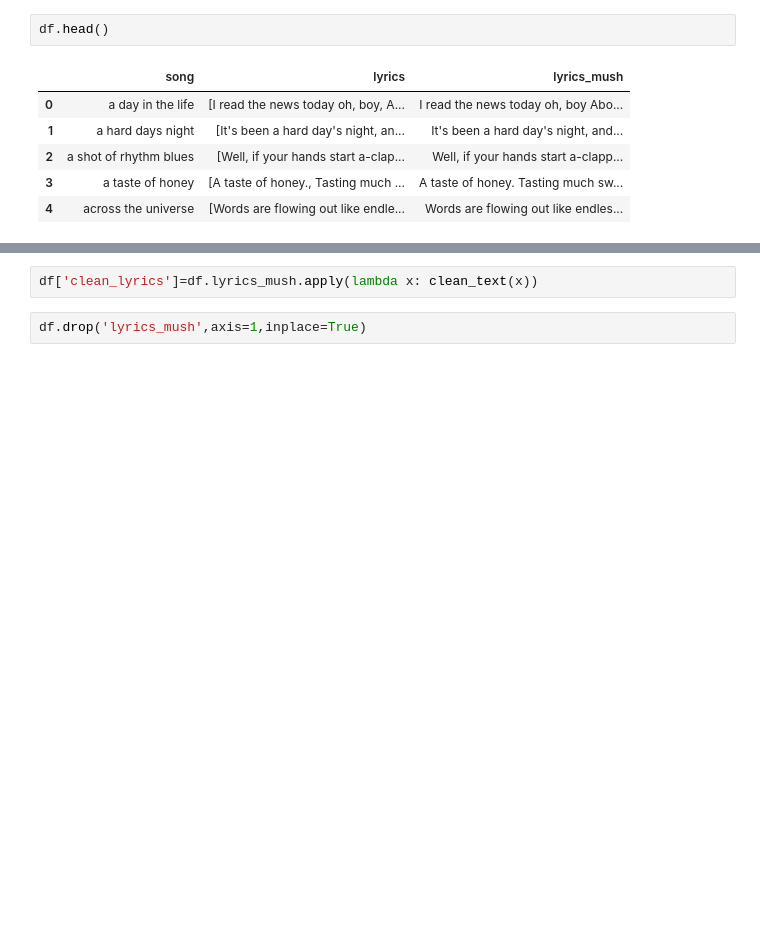
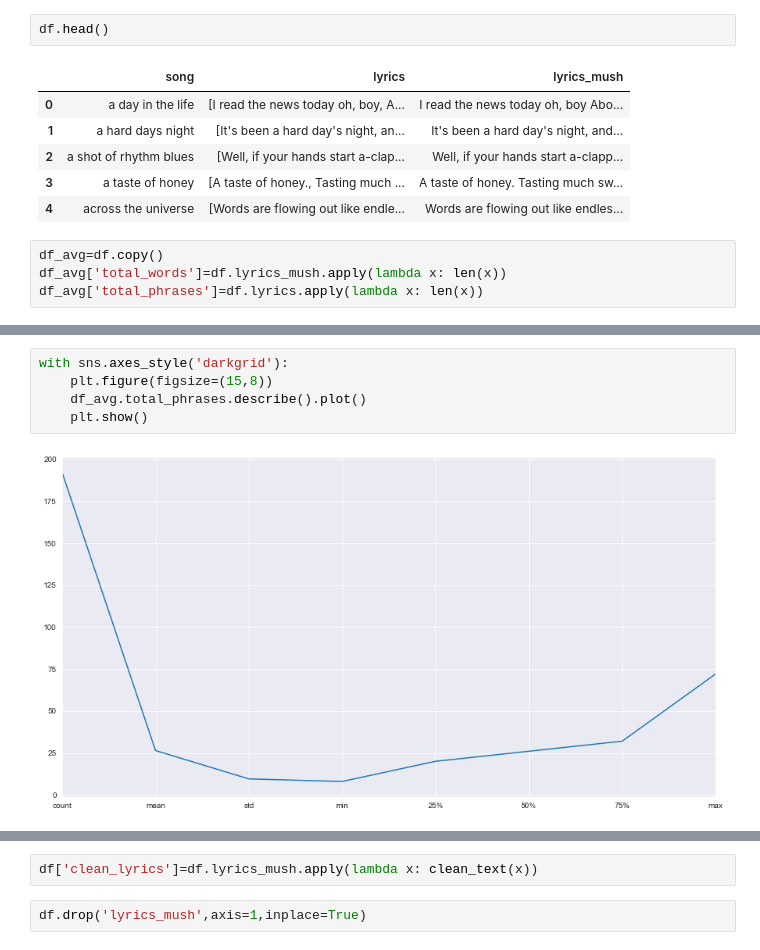
Before and after one commit to ArielJosephCohen/beatles_lyrics_topic_modeling, a Jupyter notebook: data_cleaning.ipynb, the cells around one changed output, grey strips where cells are left out. Saved outputs shown, nothing was run; the diff lists cells and outputs as text; blank space fills up the shorter version.

```diff
--- a/data_cleaning.ipynb
+++ b/data_cleaning.ipynb
@@ -103,3 +104,7 @@ df.head()
 | 2 | a shot of rhythm blues | [Well, if your hands start a-clap... | Well, if your hands start a-clapp... |
 | 3 | a taste of honey | [A taste of honey., Tasting much ... | A taste of honey. Tasting much sw... |
 | 4 | across the universe | [Words are flowing out like endle... | Words are flowing out like endles... |
+# %%
+df_avg=df.copy()
+df_avg['total_words']=df.lyrics_mush.apply(lambda x: len(x))
+df_avg['total_phrases']=df.lyrics.apply(lambda x: len(x))
@@ -105,0 +120,7 @@ df.head()
+# %%
+with sns.axes_style('darkgrid'):
+    plt.figure(figsize=(15,8))
+    df_avg.total_phrases.describe().plot()
+    plt.show()
+# %% [output]
+[figure, added]
```
Also changed, not shown: parts of 9 cells of this notebook.
